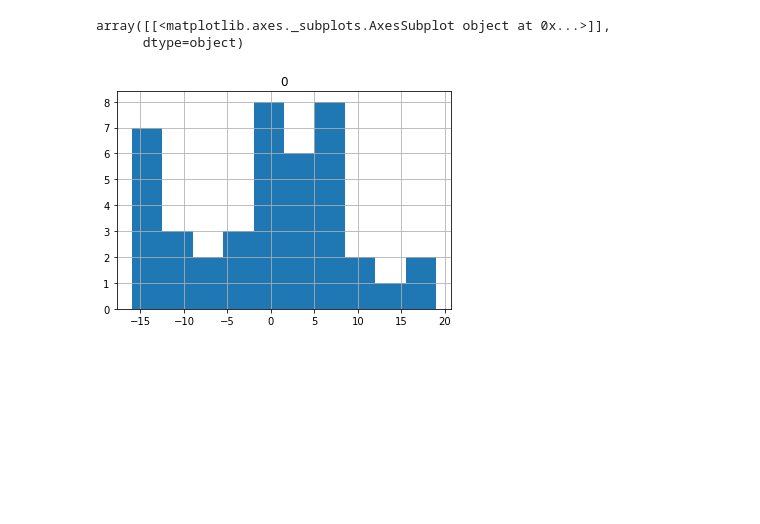
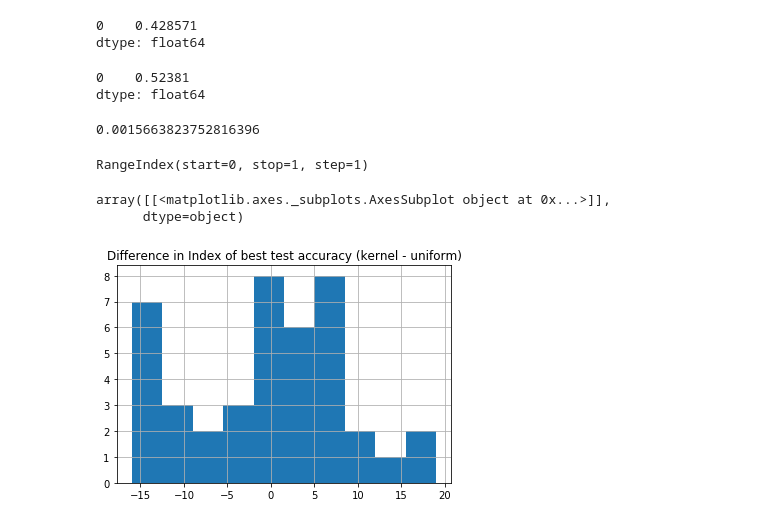
Before and after one commit to aaj2146/AutoML, a Jupyter notebook: KDE_v_UNI/perf_test_kde_v_uni.ipynb, the cells around one changed output. Saved outputs shown, nothing was run; the diff lists cells and outputs as text; code cells hidden in the pictures; blank space fills up the shorter version.

```diff
--- a/KDE_v_UNI/perf_test_kde_v_uni.ipynb
+++ b/KDE_v_UNI/perf_test_kde_v_uni.ipynb
@@ -105,7 +94,27 @@ PERF = pd.DataFrame(perf)
+# %%
+np.mean(indices < 0)
+# %% [output]
+0    0.428571
+dtype: float64
+# %%
+np.mean(PERF > 0)
+# %% [output]
+0    0.52381
+dtype: float64
+# %%
+np.mean(PERF.values)
+# %% [output]
+0.0015663823752816396
+# %%
+indices.columns
+# %% [output]
+RangeIndex(start=0, stop=1, step=1)
+# %%
+indices["Difference in Index of best test accuracy (kernel - uniform)"] = indices.values
 # %%
 %matplotlib inline
-indices.hist()
+indices.hist(column="Difference in Index of best test accuracy (kernel - uniform)")
 # %% [output]
 array([[<matplotlib.axes._subplots.AxesSubplot object at 0x...>]],
       dtype=object)
-[figure, old version]
+[figure, new version]
```
Also changed, not shown: parts of 12 cells of this notebook, 3 other files.
